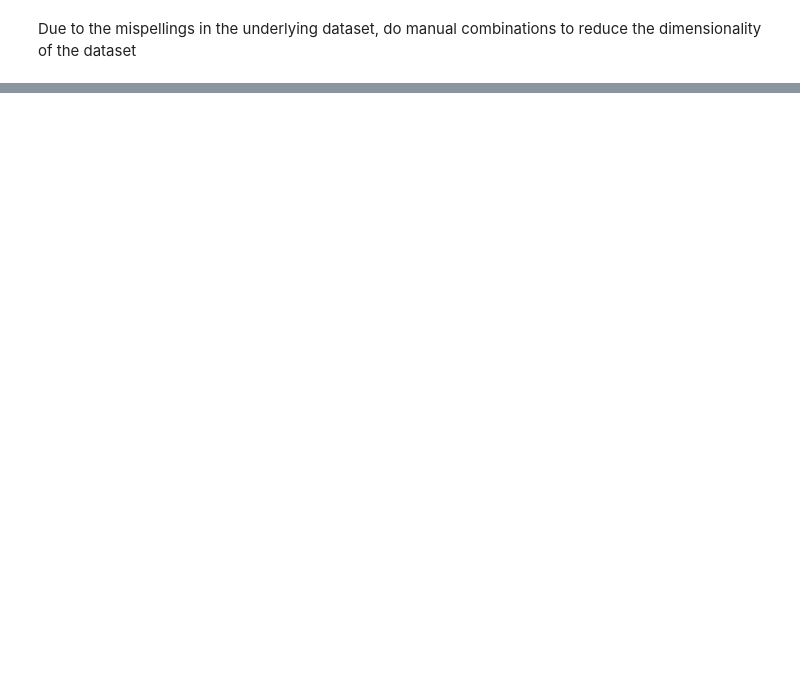
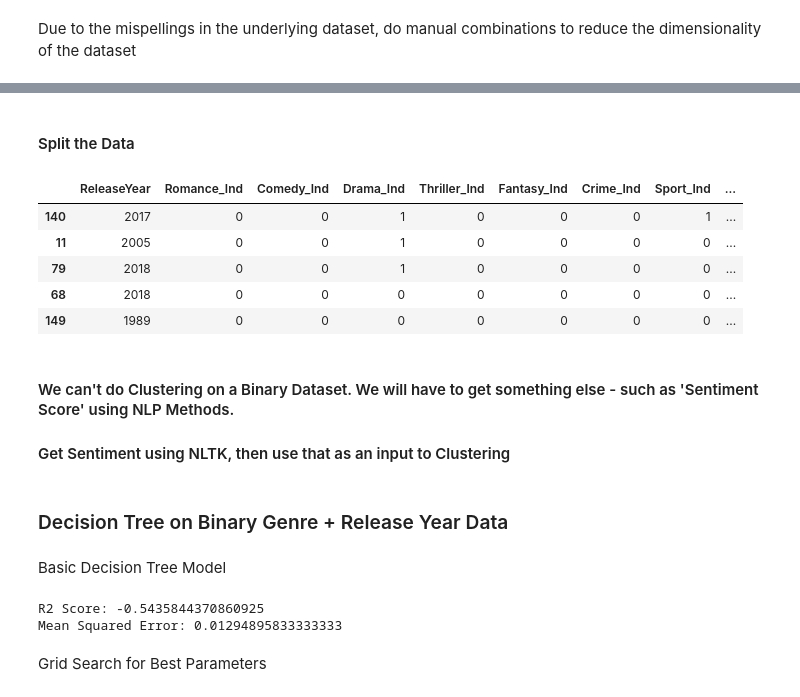
Before and after one commit to amandahutter/Movies-Analysis, a Jupyter notebook: Movies.ipynb, the cells around one changed output, grey strips where cells are left out. Drawn from its saved outputs; the diff is of its cells as text; code cells hidden in the pictures; blank space fills up the shorter version.

Commit message:
Add basic DT analysis

```diff
--- a/Movies.ipynb
+++ b/Movies.ipynb
@@ -352,0 +367,42 @@ dtype: int64
+# %% [markdown]
+#### Split the Data
+# %%
+X = data.loc[:, ['ReleaseYear','Romance_Ind', 'Comedy_Ind',
+       'Drama_Ind', 'Thriller_Ind', 'Fantasy_Ind', 'Crime_Ind', 'Sport_Ind',
+       'Historical_Ind', 'Mystery_Ind', 'Action_Ind', 'Musical_Ind',
+       'SciFi_Ind', 'Other_Ind']]
+y = data.loc[:, ['Rating']]
+
+X_Train, X_Test, Y_Train, Y_Test = train_test_split(X, y, test_size = .30, train_size = .70, random_state = 42)
+# %%
+X_Train.head()
+# %% [output]
+|  | ReleaseYear | Romance_Ind | Comedy_Ind | Drama_Ind | Thriller_Ind | Fantasy_Ind | Crime_Ind | Sport_Ind | ... |
+| 140 | 2017 | 0 | 0 | 1 | 0 | 0 | 0 | 1 | ... |
+| 11 | 2005 | 0 | 0 | 1 | 0 | 0 | 0 | 0 | ... |
+| 79 | 2018 | 0 | 0 | 1 | 0 | 0 | 0 | 0 | ... |
+| 68 | 2018 | 0 | 0 | 0 | 0 | 0 | 0 | 0 | ... |
+| 149 | 1989 | 0 | 0 | 0 | 0 | 0 | 0 | 0 | ... |
+# %% [markdown]
+#### We can't do Clustering on a Binary Dataset. We will have to get something else - such as 'Sentiment Score' using NLP Methods.
+#### Get Sentiment using NLTK, then use that as an input to Clustering
+# %% [markdown]
+### Decision Tree on Binary Genre + Release Year Data
+# %% [markdown]
+Basic Decision Tree Model
+# %%
+dt_model = DecisionTreeRegressor(criterion = 'mse', splitter = 'best',
+                                 max_depth = None, min_samples_leaf = 1,
+                                 random_state = 42)
+
+dt_model.fit(X_Train, Y_Train)
+
+Y_Test_Pred = dt_model.predict(X_Test)
+
+print("R2 Score:", r2_score(Y_Test, Y_Test_Pred))
+print("Mean Squared Error:",mean_squared_error(Y_Test, Y_Test_Pred))
+# %% [output]
+R2 Score: -0.5435844370860925
+Mean Squared Error: 0.01294895833333333
+# %% [markdown]
+Grid Search for Best Parameters
```
Also changed, not shown: parts of 16 cells of this notebook.
